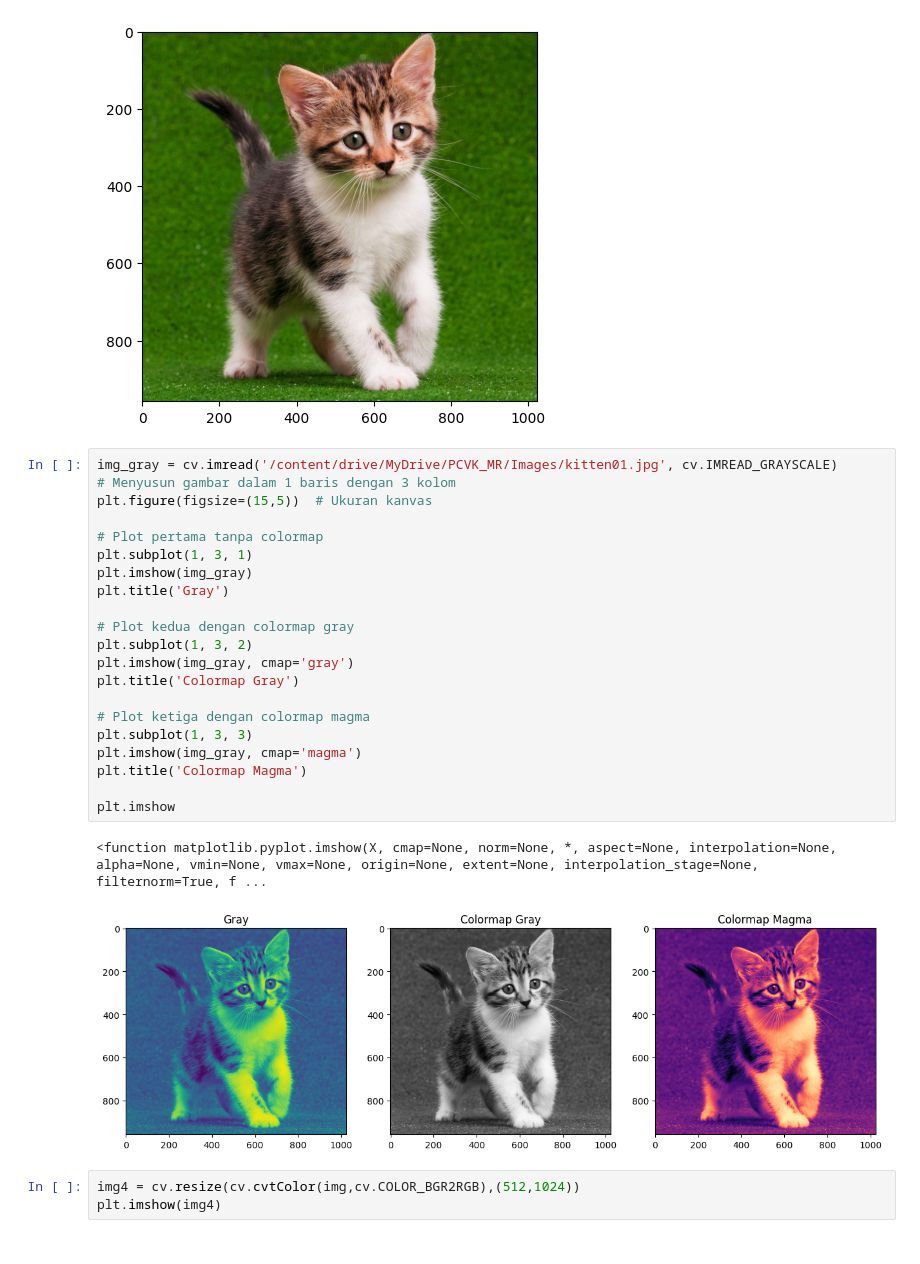
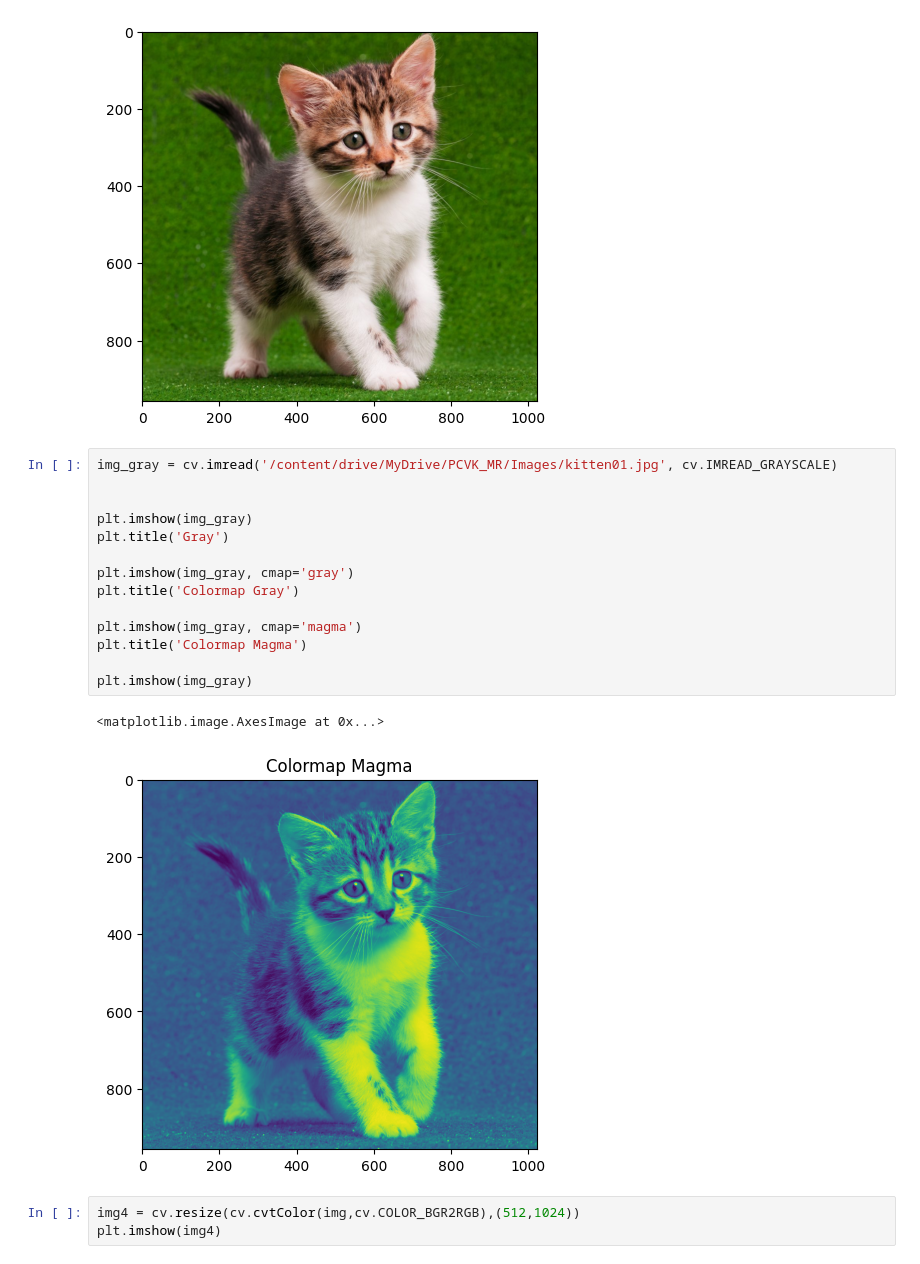
Before and after one commit to Muhammad-Rifky/pcvk-ganjil-2024, a Jupyter notebook: week2.ipynb, the cells around one changed output. Saved outputs shown, nothing was run; the diff lists cells and outputs as text.

```diff
--- a/week2.ipynb
+++ b/week2.ipynb
@@ -27,28 +27,21 @@ plt.imshow(img3)
 [figure]
 # %%
 img_gray = cv.imread('/content/drive/MyDrive/PCVK_MR/Images/kitten01.jpg', cv.IMREAD_GRAYSCALE)
-# Menyusun gambar dalam 1 baris dengan 3 kolom
-plt.figure(figsize=(15,5))  # Ukuran kanvas
 
-# Plot pertama tanpa colormap
-plt.subplot(1, 3, 1)
+
 plt.imshow(img_gray)
 plt.title('Gray')
 
-# Plot kedua dengan colormap gray
-plt.subplot(1, 3, 2)
 plt.imshow(img_gray, cmap='gray')
 plt.title('Colormap Gray')
 
-# Plot ketiga dengan colormap magma
-plt.subplot(1, 3, 3)
 plt.imshow(img_gray, cmap='magma')
 plt.title('Colormap Magma')
 
-plt.imshow
+plt.imshow(img_gray)
 # %% [output]
-<function matplotlib.pyplot.imshow(X, cmap=None, norm=None, *, aspect=None, interpolation=None, alpha=None, vmin=None, vmax=None, origin=None, extent=None, interpolation_stage=None, filternorm=True, f ...
+<matplotlib.image.AxesImage at 0x...>
-[figure, old version]
+[figure, new version]
 # %%
 img4 = cv.resize(cv.cvtColor(img,cv.COLOR_BGR2RGB),(512,1024))
 plt.imshow(img4)
```
